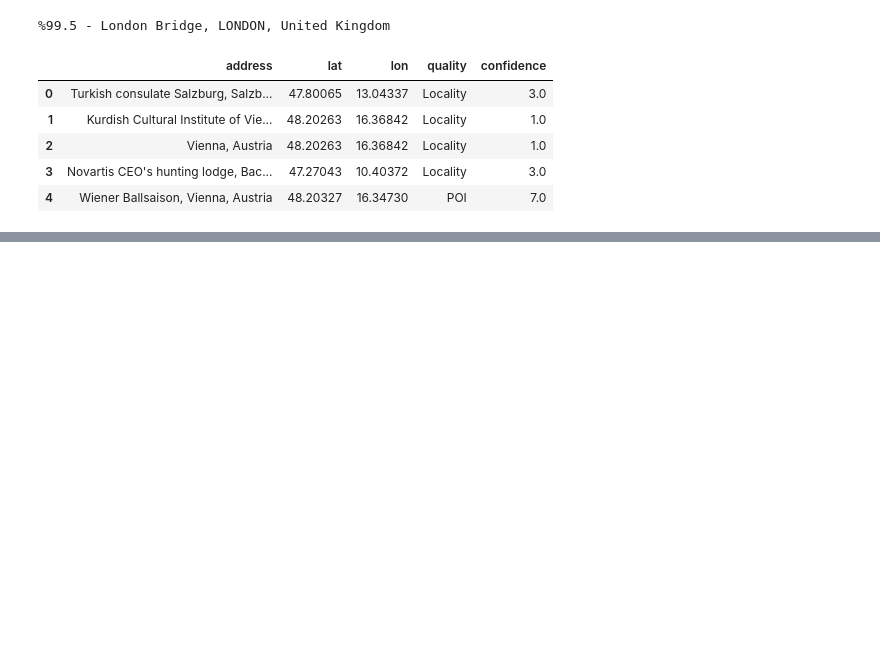
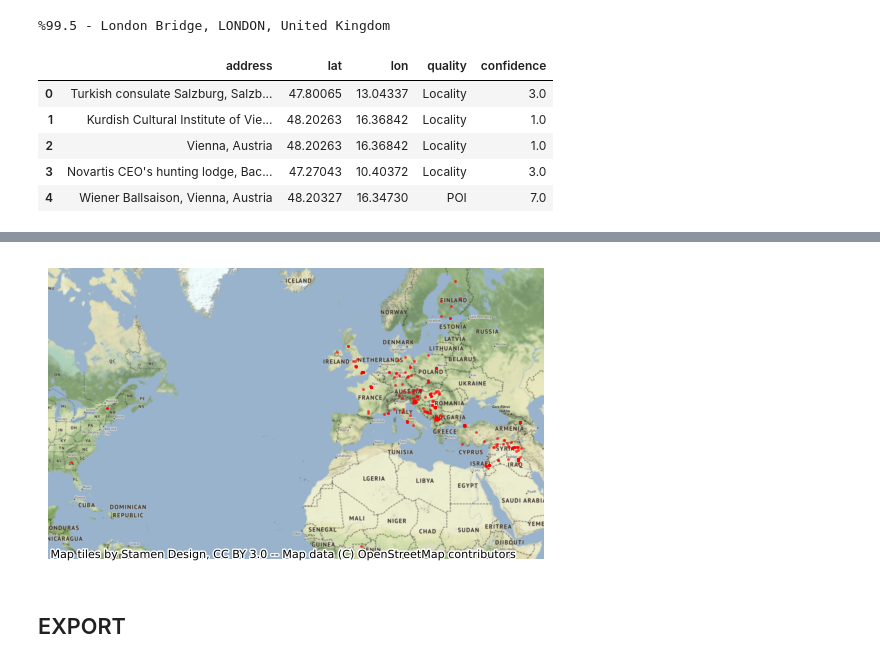
Before and after one commit to cankadir/Radical_Project, a Jupyter notebook: PY/230103_GeoRef_InitialData.ipynb, the cells around one changed output, grey strips where cells are left out. Drawn from its saved outputs; the diff is of its cells as text; code cells hidden in the pictures; blank space fills up the shorter version.

```diff
--- a/PY/230103_GeoRef_InitialData.ipynb
+++ b/PY/230103_GeoRef_InitialData.ipynb
@@ -92,0 +95,3 @@ df_locs.head()
+# %%
+gdf = gpd.GeoDataFrame( data=df_locs , geometry=gpd.points_from_xy( df_locs['lon'] , df_locs['lat'] ) , crs=4326 )
+gdf.head()
@@ -92,0 +105,9 @@ df_locs.head()
+# %%
+import contextily as cx
+ax = gdf.to_crs(epsg=3857).plot( markersize=1.5 , color = 'r' , alpha = 0.5 )
+cx.add_basemap(ax)
+ax.axis('off');
+# %% [output]
+[figure, added]
+# %% [markdown]
+## EXPORT
```
Also changed, not shown: parts of 8 cells of this notebook, 2 other files.
